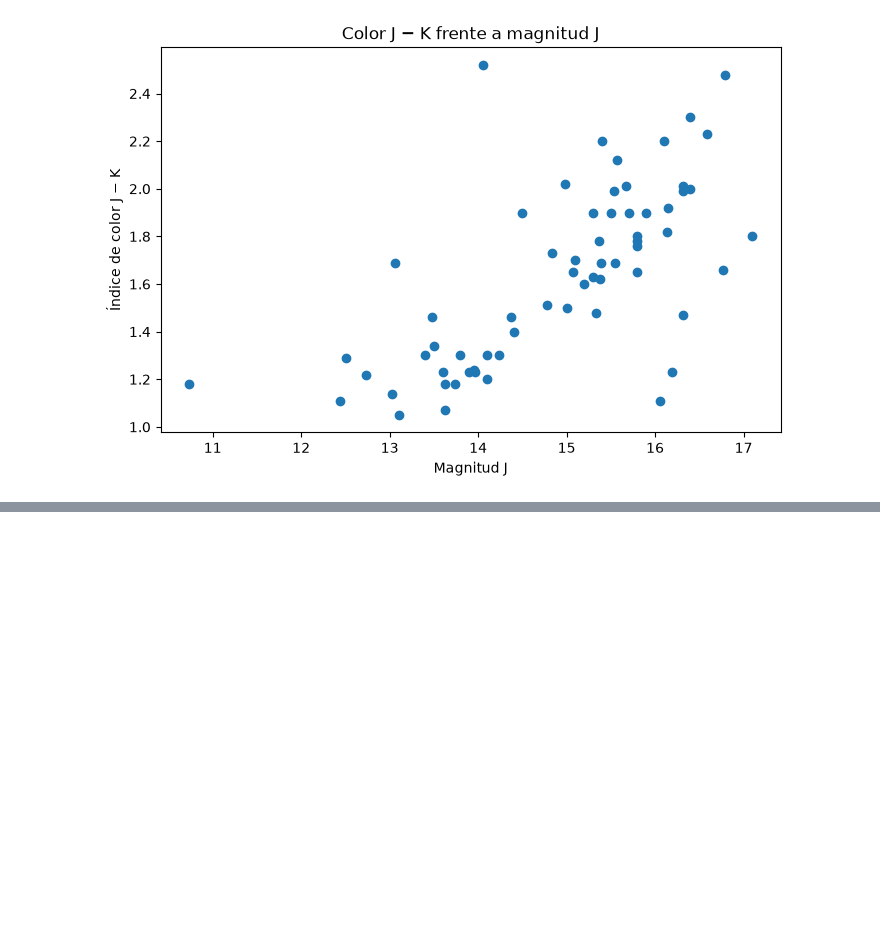
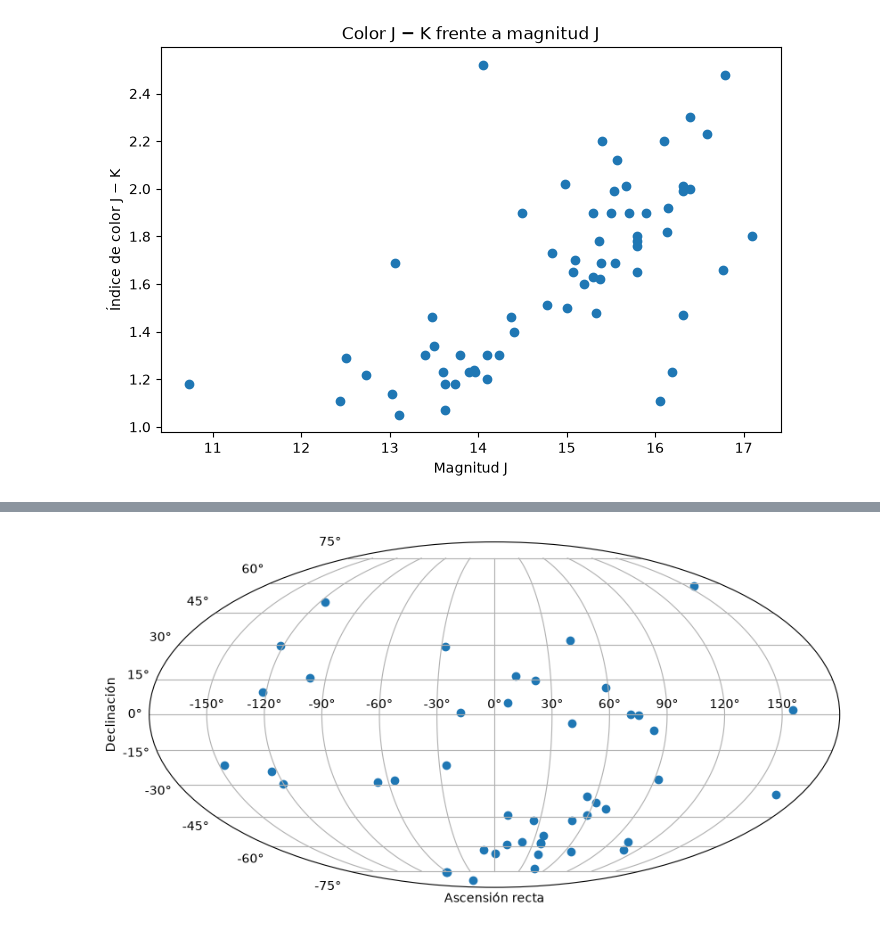
Before and after one commit to saidaHF/astronomy-data-python, a Jupyter notebook: Jupyter/01_catalogo_astronomico.ipynb, the cells around one changed output, grey strips where cells are left out. Saved outputs shown, nothing was run; the diff lists cells and outputs as text; code cells hidden in the pictures; blank space fills up the shorter version.

```diff
--- a/Jupyter/01_catalogo_astronomico.ipynb
+++ b/Jupyter/01_catalogo_astronomico.ipynb
@@ -254,0 +320,15 @@ plt.show()
+# %%
+plt.figure(figsize=(10, 6))
+
+ax = plt.subplot(111, projection="mollweide")
+
+ax.scatter(ra.radian, dec.radian)
+
+ax.set_xlabel("Ascensión recta")
+ax.set_ylabel("Declinación")
+
+ax.grid(True)
+
+plt.show()
+# %% [output]
+[figure, added]
```
Also changed, not shown: parts of 10 cells of this notebook.
